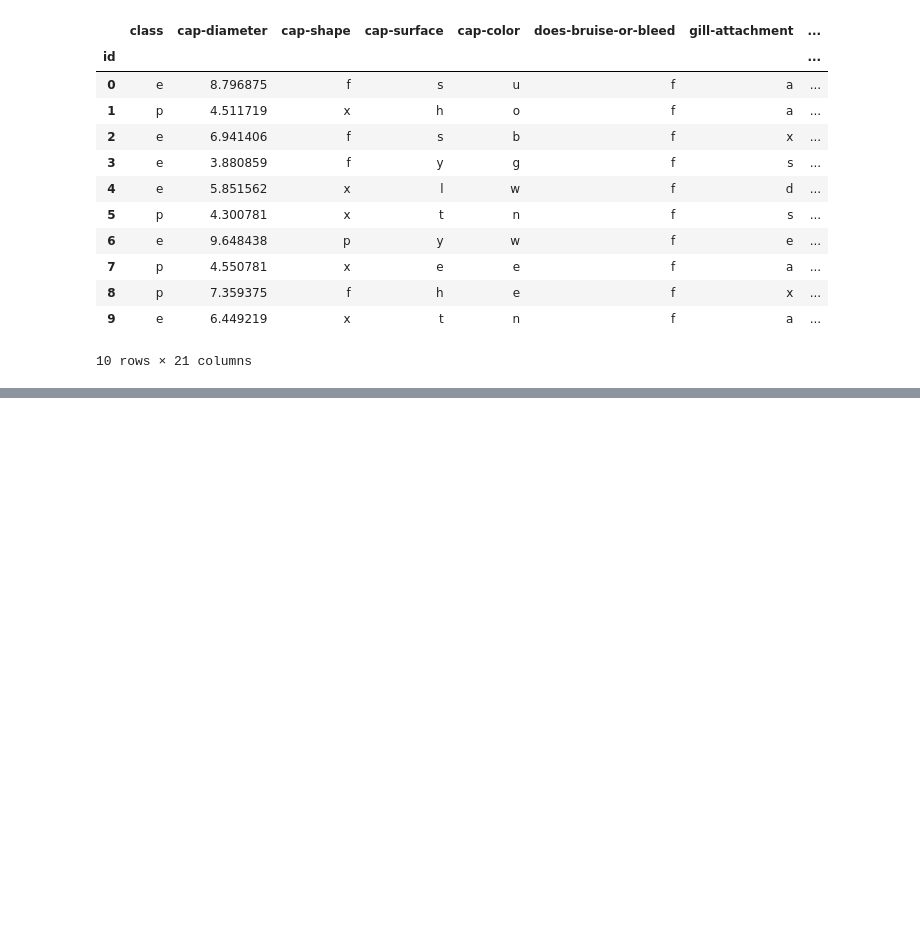
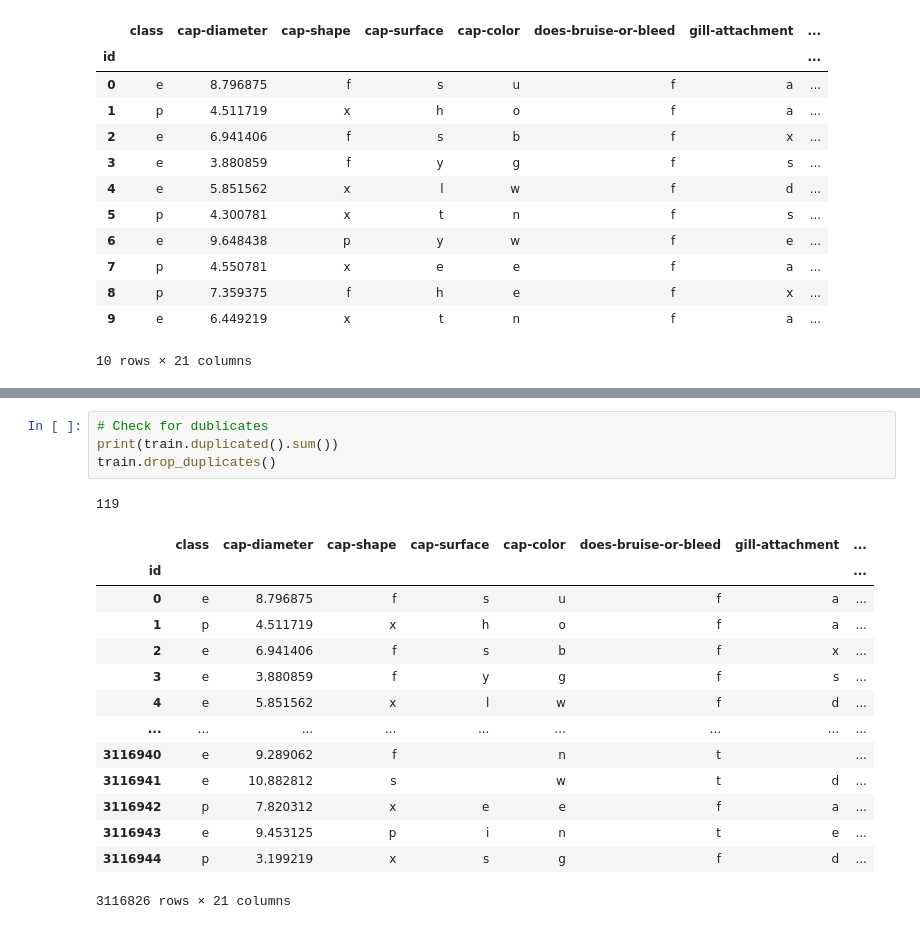
Before and after one commit to ionutzzzzz/Kaggle, a Jupyter notebook: PoisonousMushrooms/PoisonousMushrooms.ipynb, the cells around one changed output, grey strips where cells are left out. Drawn from its saved outputs; the diff is of its cells as text; blank space fills up the shorter version.

```diff
--- a/PoisonousMushrooms/PoisonousMushrooms.ipynb
+++ b/PoisonousMushrooms/PoisonousMushrooms.ipynb
@@ -192,0 +254,20 @@ train.describe()
+# %%
+# Check for dublicates
+print(train.duplicated().sum())
+train.drop_duplicates()
+# %% [output]
+119
+|  | class | cap-diameter | cap-shape | cap-surface | cap-color | does-bruise-or-bleed | gill-attachment | ... |
+| id |  |  |  |  |  |  |  | ... |
+| 0 | e | 8.796875 | f | s | u | f | a | ... |
+| 1 | p | 4.511719 | x | h | o | f | a | ... |
+| 2 | e | 6.941406 | f | s | b | f | x | ... |
+| 3 | e | 3.880859 | f | y | g | f | s | ... |
+| 4 | e | 5.851562 | x | l | w | f | d | ... |
+| ... | ... | ... | ... | ... | ... | ... | ... | ... |
+| 3116940 | e | 9.289062 | f |  | n | t |  | ... |
+| 3116941 | e | 10.882812 | s |  | w | t | d | ... |
+| 3116942 | p | 7.820312 | x | e | e | f | a | ... |
+| 3116943 | e | 9.453125 | p | i | n | t | e | ... |
+| 3116944 | p | 3.199219 | x | s | g | f | d | ... |
+3116826 rows × 21 columns
```
Also changed, not shown: parts of 6 cells of this notebook.
